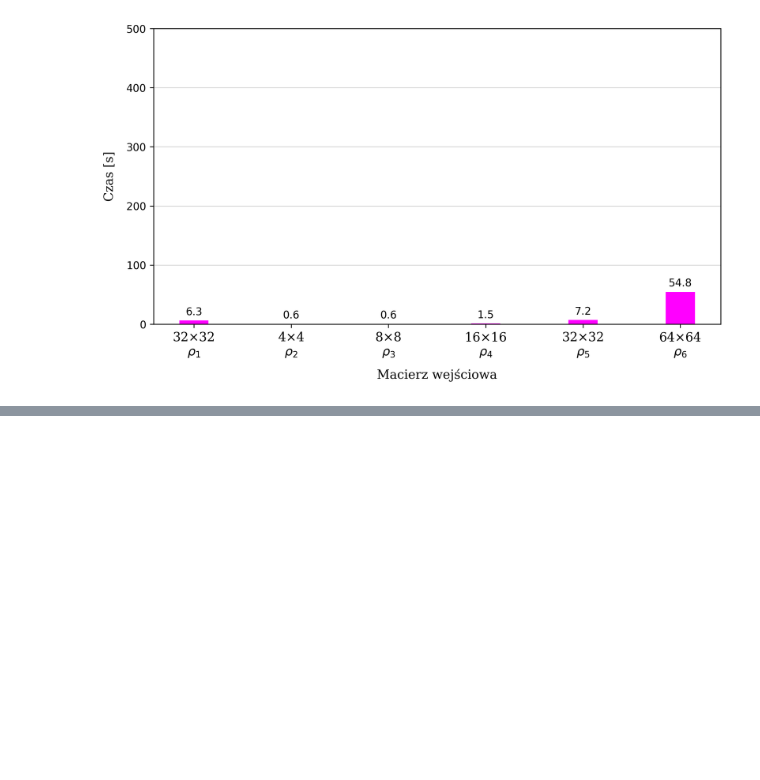
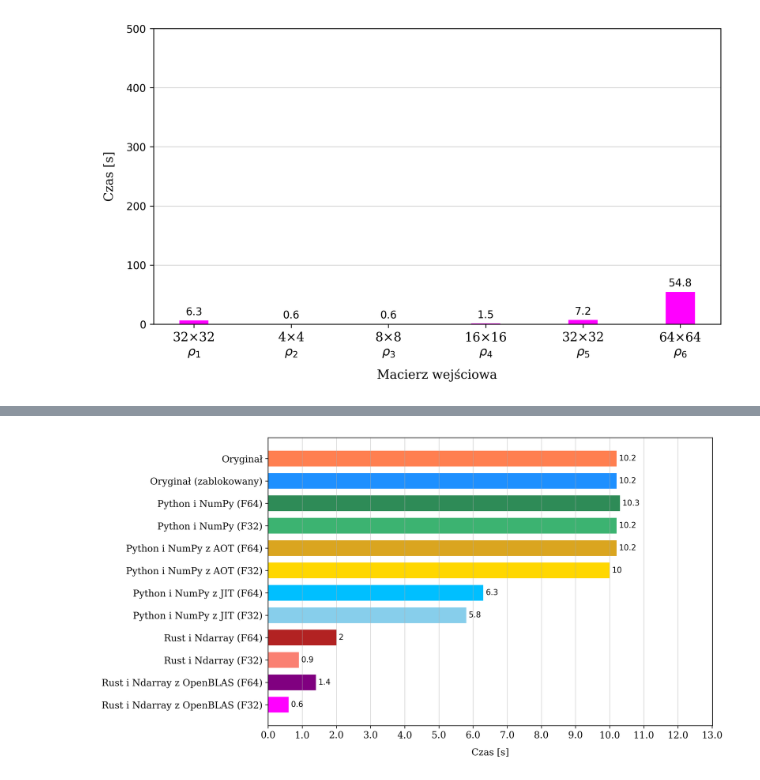
Before and after one commit to Argmaster/bachelors_thesis, a Jupyter notebook: resources/plots.ipynb, the cells around one changed output, grey strips where cells are left out. Saved outputs shown, nothing was run; the diff lists cells and outputs as text; code cells hidden in the pictures; blank space fills up the shorter version.

```diff
--- a/resources/plots.ipynb
+++ b/resources/plots.ipynb
@@ -870,0 +923,26 @@ MatrixPlot(DPI, PLOT_SHAPE).plot(
+# %%
+MatrixPlot(DPI, PLOT_SHAPE_MTX_PLOT).plot(
+    list(
+        reversed(
+            [
+                Column("Oryginał", "coral", 10.2),
+                Column("Oryginał (zablokowany)", "dodgerblue", 10.2),
+                Column("Python i NumPy (F64)", "seagreen", 10.3),
+                Column("Python i NumPy (F32)", "mediumseagreen", 10.2),
+                Column("Python i NumPy z AOT (F64)", "goldenrod", 10.2),
+                Column("Python i NumPy z AOT (F32)", "gold", 10),
+                Column("Python i NumPy z JIT (F64)", "deepskyblue", 6.3),
+                Column("Python i NumPy z JIT (F32)", "skyblue", 5.8),
+                Column("Rust i Ndarray (F64)", "firebrick", 2),
+                Column("Rust i Ndarray (F32)", "salmon", 0.9),
+                Column("Rust i Ndarray z OpenBLAS (F64)", "purple", 1.4),
+                Column("Rust i Ndarray z OpenBLAS (F32)", "fuchsia", 0.6),
+            ]
+        )
+    ),
+    "Czas [s]",
+    13.01,
+    x_tick_density=1,
+).fig.savefig("rho_3_matrix_comparison.png")
+# %% [output]
+[figure, added]
```
Also changed, not shown: parts of 8 cells of this notebook, 8 other files.
